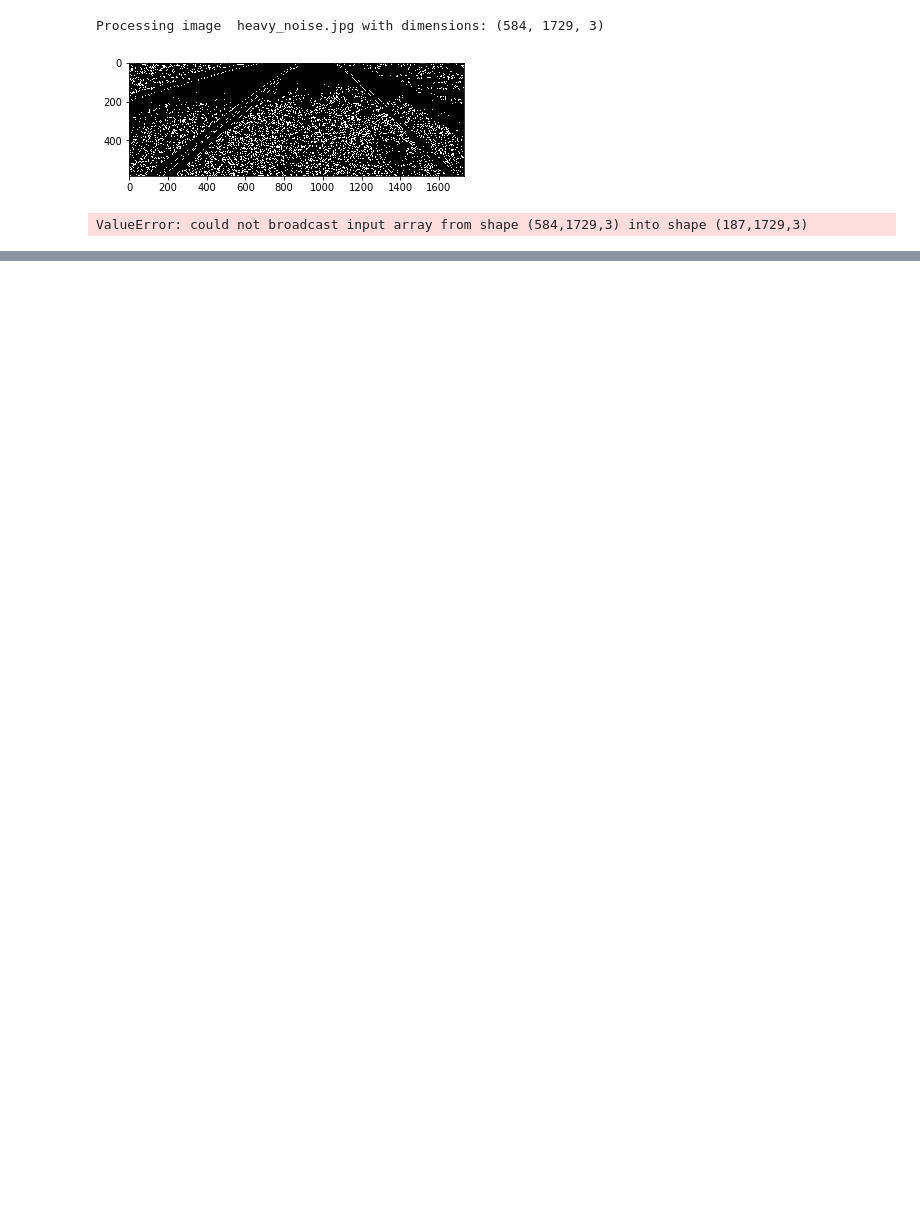
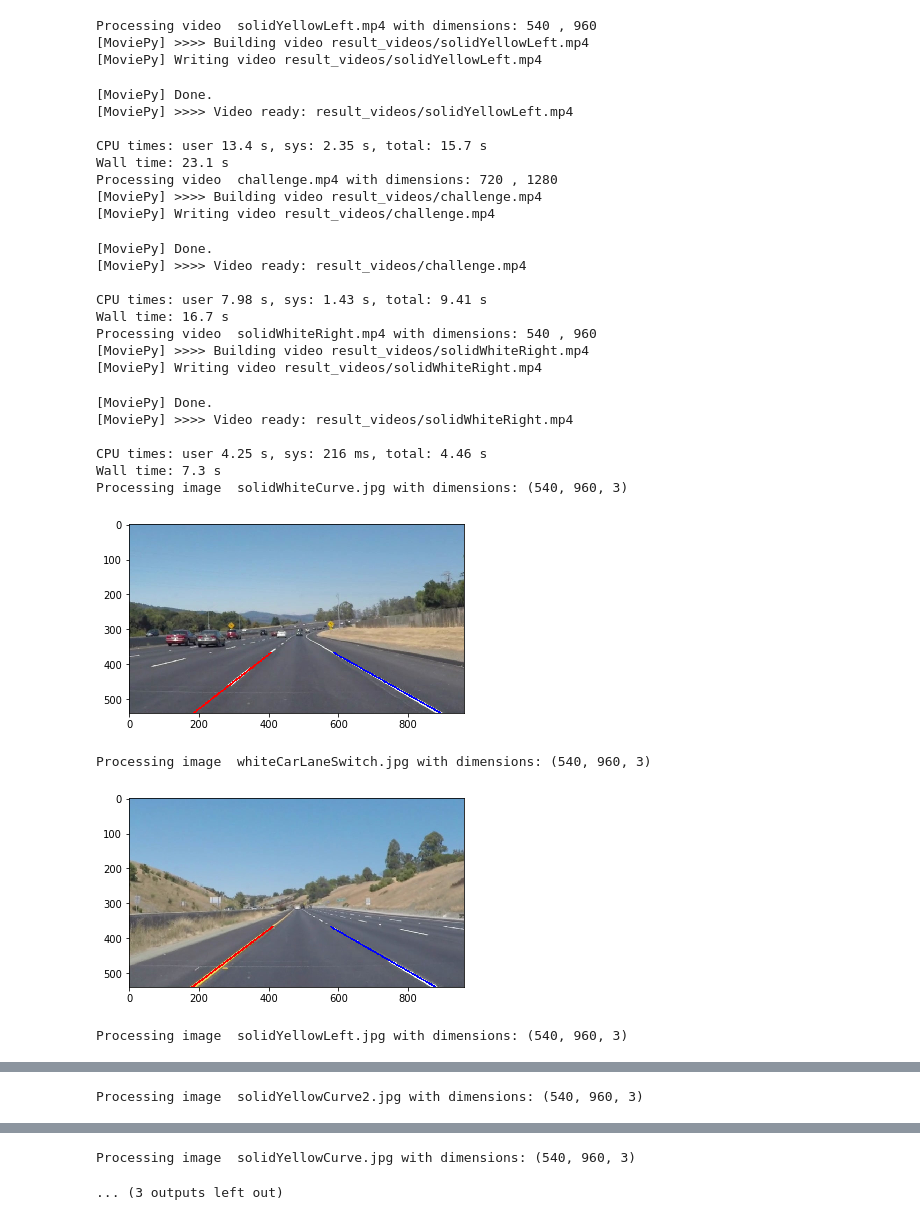
Before and after one commit to suravarapusuryakiran/CarND-P01-LaneLines, a Jupyter notebook: P1.ipynb, the cells around one changed output, grey strips where cells are left out. Saved outputs shown, nothing was run; the diff lists cells and outputs as text; code cells hidden in the pictures; blank space fills up the shorter version.

Commit message:
Fixes error and typos in write up, removes debug/test code

```diff
--- a/P1.ipynb
+++ b/P1.ipynb
@@ -494,7 +494,7 @@ class ImageProcessor:
 
         # Run Edge detection
         gray = detect_edges(gray, 50, 150, kernel_size)
-        display_image(gray, 'edges.jpg')
+        #display_image(gray, 'edges.jpg')
 
         # Run hough lines within mask
         lines = hough_lines(rgb, gray, gray_mask, 2, np.pi / 90, 10, 20, 15)
@@ -550,18 +550,45 @@ def mark_image(indir, outdir, filename):
     display_image(image, outdir + filename)
 # %%
 ##############################################################################
-mark_image("examples/", "result_images/", "heavy_noise.jpg")
-#Process all vidoes in 'test_videos' and put them to 'result_videos'
-#videos = os.listdir("test_videos/")
-#for video in videos:
-#   mark_video("test_videos/", "result_videos/", video)
 
-#Process all images in 'test_images' and put them to 'result_images'
-#images = os.listdir("test_images/")
-#for image in images:
-#    if image.endswith(".jpg"):
-#        mark_image("test_images/", "result_images/", image)
+# Process all vidoes in 'test_videos' and put them to 'result_videos'
+videos = os.listdir("test_videos/")
+for video in videos:
+    if video.endswith(".mp4"):
+       mark_video("test_videos/", "result_videos/", video)
+
+# Process all images in 'test_images' and put them to 'result_images'
+images = os.listdir("test_images/")
+for image in images:
+    if image.endswith(".jpg"):
+        mark_image("test_images/", "result_images/", image)
 # %% [output]
-Processing image  heavy_noise.jpg with dimensions: (584, 1729, 3)
+Processing video  solidYellowLeft.mp4 with dimensions: 540 , 960
+[MoviePy] >>>> Building video result_videos/solidYellowLeft.mp4
+[MoviePy] Writing video result_videos/solidYellowLeft.mp4
+[MoviePy] Done.
+[MoviePy] >>>> Video ready: result_videos/solidYellowLeft.mp4
+
+CPU times: user 13.4 s, sys: 2.35 s, total: 15.7 s
+Wall time: 23.1 s
+Processing video  challenge.mp4 with dimensions: 720 , 1280
+[MoviePy] >>>> Building video result_videos/challenge.mp4
+[MoviePy] Writing video result_videos/challenge.mp4
+[MoviePy] Done.
+[MoviePy] >>>> Video ready: result_videos/challenge.mp4
+
+CPU times: user 7.98 s, sys: 1.43 s, total: 9.41 s
+Wall time: 16.7 s
+Processing video  solidWhiteRight.mp4 with dimensions: 540 , 960
+[MoviePy] >>>> Building video result_videos/solidWhiteRight.mp4
+[MoviePy] Writing video result_videos/solidWhiteRight.mp4
+[MoviePy] Done.
+[MoviePy] >>>> Video ready: result_videos/solidWhiteRight.mp4
+
+CPU times: user 4.25 s, sys: 216 ms, total: 4.46 s
+Wall time: 7.3 s
+Processing image  solidWhiteCurve.jpg with dimensions: (540, 960, 3)
-[figure, old version]
+[figure, new version]
-ValueError: could not broadcast input array from shape (584,1729,3) into shape (187,1729,3)
+Processing image  whiteCarLaneSwitch.jpg with dimensions: (540, 960, 3)
+[figure, added]
+Processing image  solidYellowLeft.jpg with dimensions: (540, 960, 3)
@@ -567,0 +596 @@ ValueError: could not broadcast input array from shape (584,1729,3) into shape (
+Processing image  solidYellowCurve2.jpg with dimensions: (540, 960, 3)
@@ -567,0 +598,2 @@ ValueError: could not broadcast input array from shape (584,1729,3) into shape (
+Processing image  solidYellowCurve.jpg with dimensions: (540, 960, 3)
+... (3 outputs left out)
```
Also changed, not shown: parts of 1 cell of this notebook, 1 other file.
